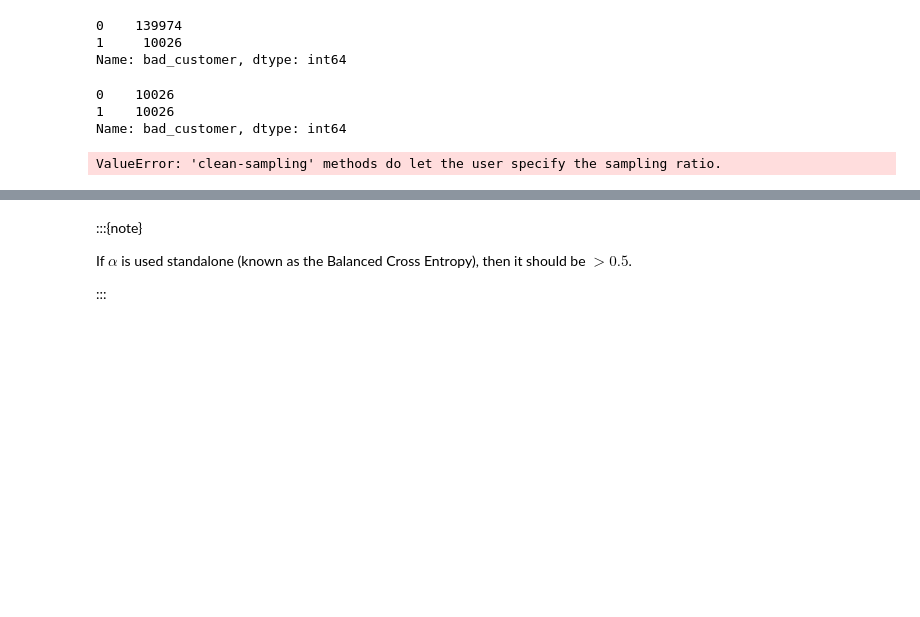
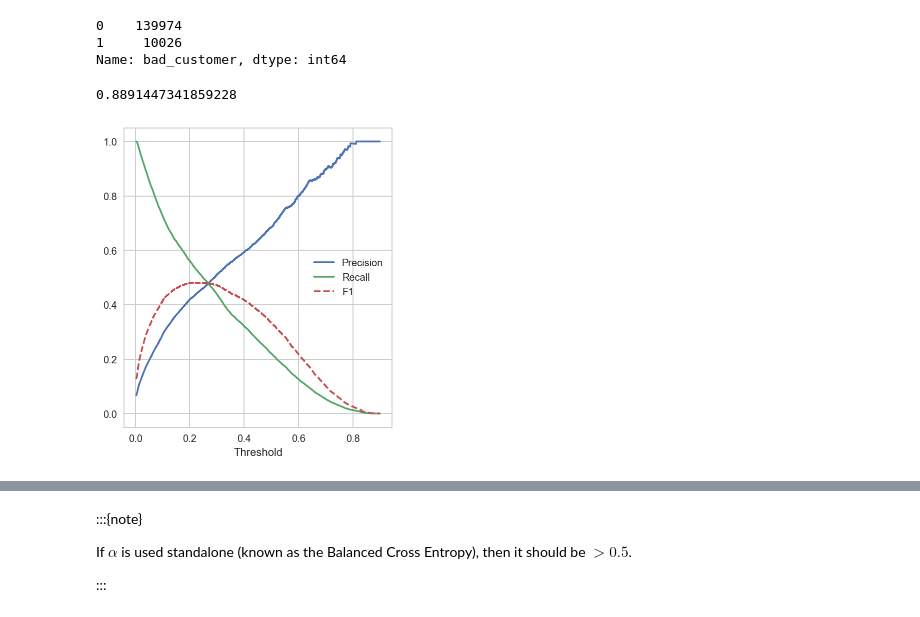
Before and after one commit to hungpq7/tabular-book, a Jupyter notebook: 07-tabular-learning/imblearn-targeted-modeling.ipynb, the cells around one changed output, grey strips where cells are left out. Saved outputs shown, nothing was run; the diff lists cells and outputs as text; code cells hidden in the pictures; blank space fills up the shorter version.

```diff
--- a/07-tabular-learning/imblearn-targeted-modeling.ipynb
+++ b/07-tabular-learning/imblearn-targeted-modeling.ipynb
@@ -41,17 +88,16 @@ y.value_counts()
 0    139974
 1     10026
 Name: bad_customer, dtype: int64
-# %%
-sampler = iu.NearMiss(sampling_strategy=1)
-xSampled, ySampled = sampler.fit_resample(x, y)
-ySampled.value_counts()
-# %% [output]
-0    10026
-1    10026
-Name: bad_customer, dtype: int64
-# %%
-sampler = iu.TomekLinks(sampling_strategy=1)
-xSampled, ySampled = sampler.fit_resample(x, y)
-ySampled.value_counts()
-# %% [output]
-ValueError: 'clean-sampling' methods do let the user specify the sampling ratio.
+# %%
+model = LGBMClassifier()
+model.fit(x, y)
+yPred = model.predict(x)
+yProb = model.predict_proba(x)[:, 1]
+
+AUC(y, yProb)
+# %% [output]
+0.8891447341859228
+# %%
+plotPRChart(y, yProb)
+# %% [output]
+[figure, added]
```
Also changed, not shown: parts of 28 cells of this notebook, 4 other files.
